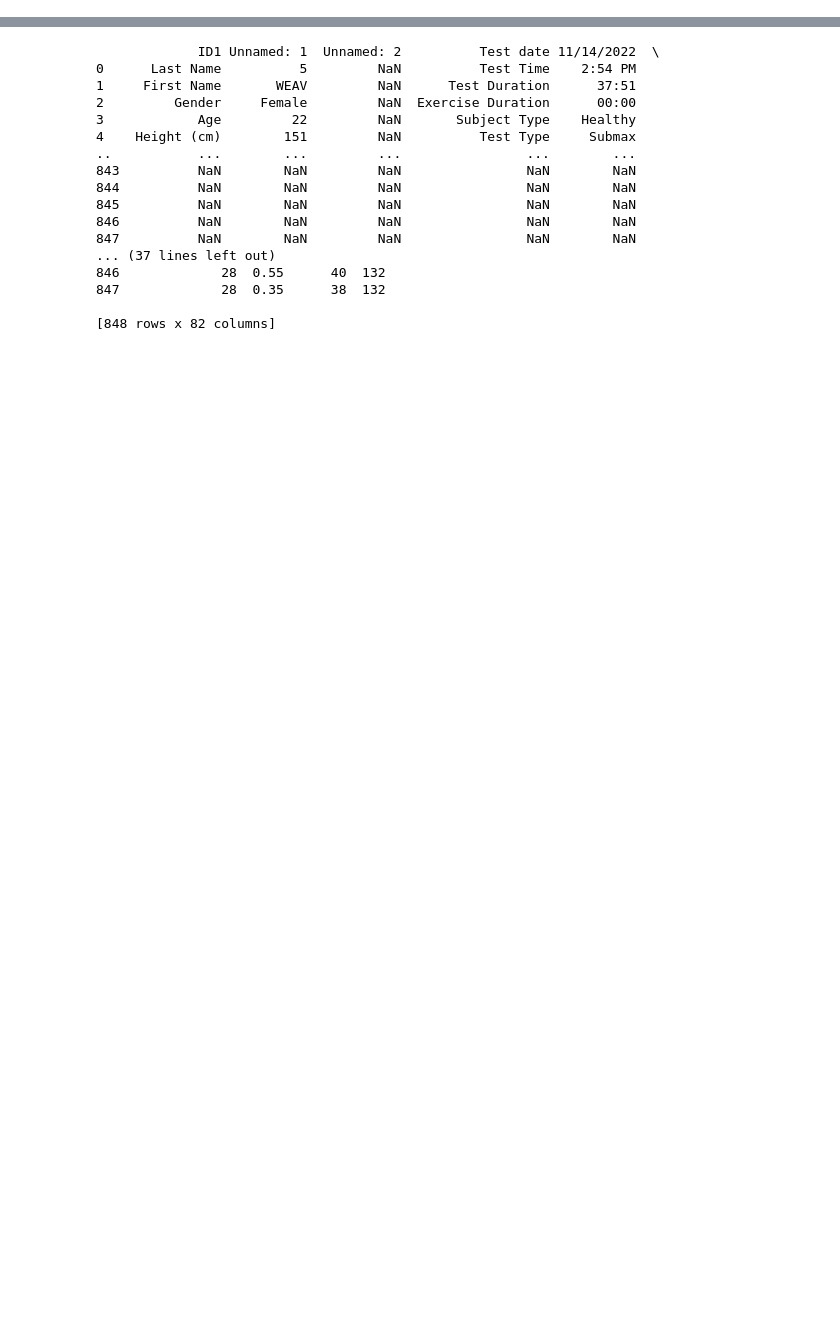
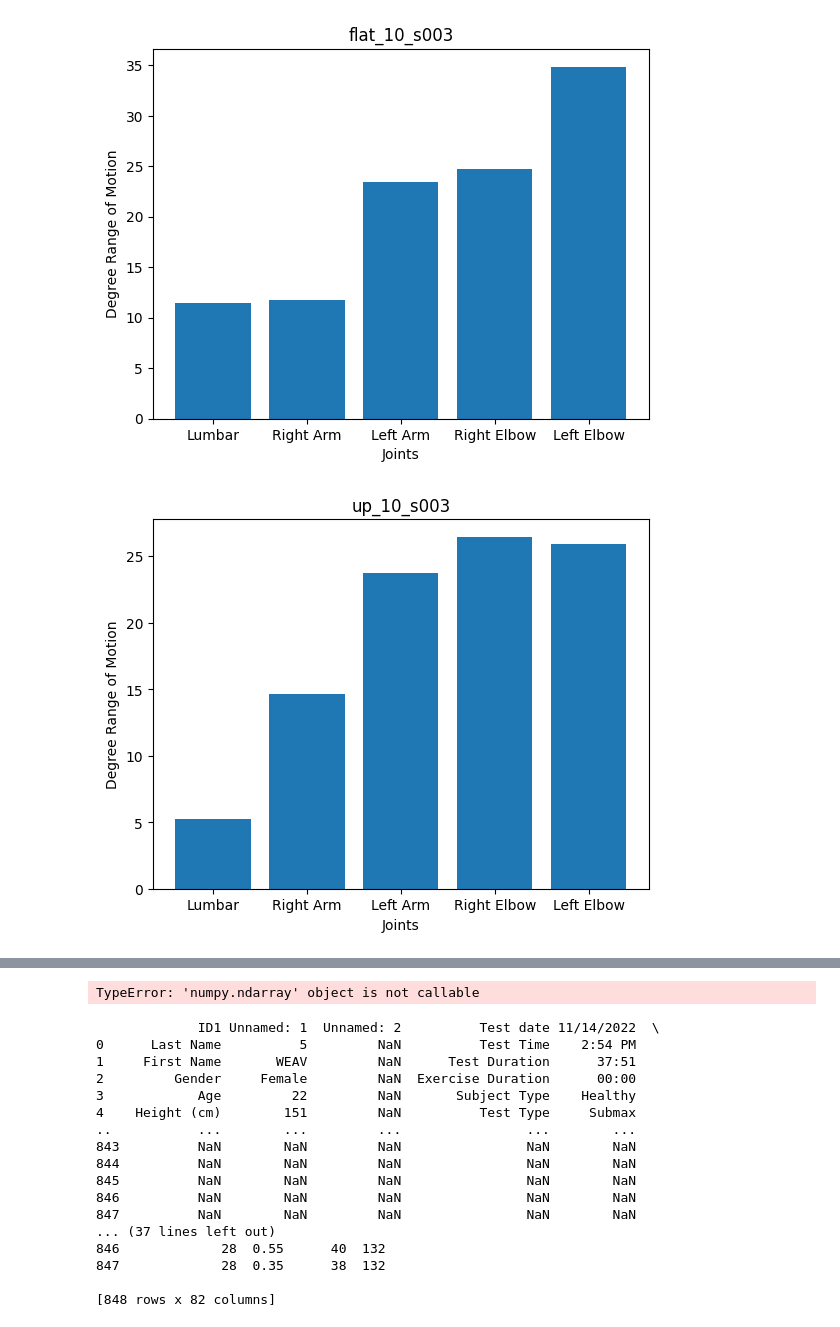
Before and after one commit to iLimitless24/WEAV-Joint-Range-Of-Motion, a Jupyter notebook: jrom.ipynb, the cells around one changed output, grey strips where cells are left out. Cells and saved outputs as stored; diff of their text form; code cells hidden in the pictures; blank space fills up the shorter version.

```diff
--- a/jrom.ipynb
+++ b/jrom.ipynb
@@ -259,0 +195,4 @@ def plotter(trial):
+# %%
+for key in mag_vals.keys():
+    if 'flat' in key:
+        print(mag_vals[key].values())
@@ -259,0 +251,32 @@ def plotter(trial):
+# %%
+# random list grabbed to get list of joinst
+joints = list(mag_vals['flat_12_s006'].keys())
+
+# function that plots all trials of a given subject
+def subject_plotter(trial):
+  for key in mag_vals.keys():
+    if trial in key:
+      mags = []
+      for item in range(5):
+        mags.append(list(mag_vals[key].values())[item][0])
+      plt.bar(joints, mags)
+      plt.xlabel('Joints')
+      plt.ylabel('Degree Range of Motion')
+      plt.title(key)
+      plt.show()
+
+subject_plotter('s003')
+
+# function that aggregates all trials for each joint
+def joint_plotter(joint):
+  for key in mag_vals.keys():
+    if 'flat' in key:
+      mags = []
+      for item in range(5):
+        mags.append(list(mag_vals[key].values())[item][0])
+    plt.bar(joints, mags)
+    plt.xlabel('Flat Trial')
+    plt.ylabel('Degree Range of Motion')
+# %% [output]
+[figure, added]
+[figure, added]
@@ -260,3 +286,4 @@ def plotter(trial):
+TypeError: 'numpy.ndarray' object is not callable
 # %%
 def read_met(trial):
     for files in os.walk('C:/Users/rosha/OneDrive/Documents/WEAV_joint/WEAV-Joint-Range-Of-Motion/OpenSimData/Metabolics'):
```
Also changed, not shown: parts of 8 cells of this notebook, 21 other files.
